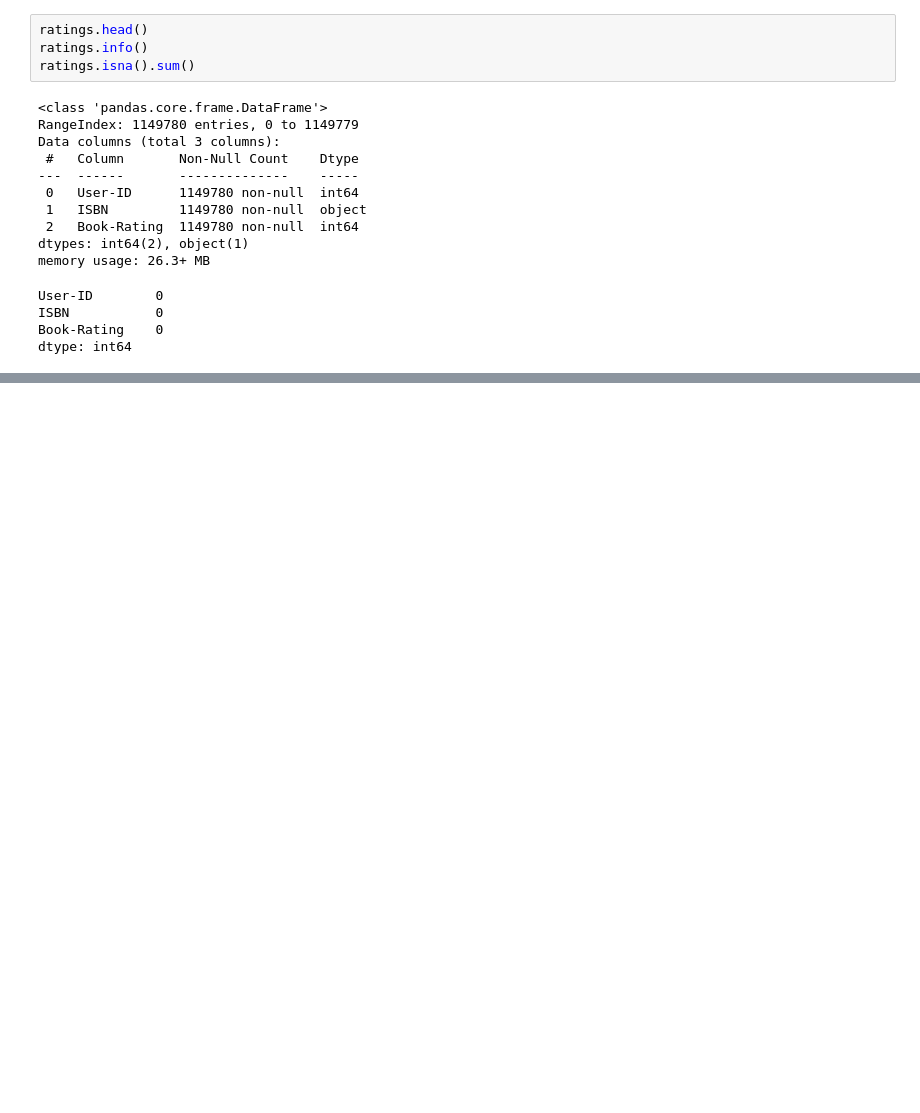
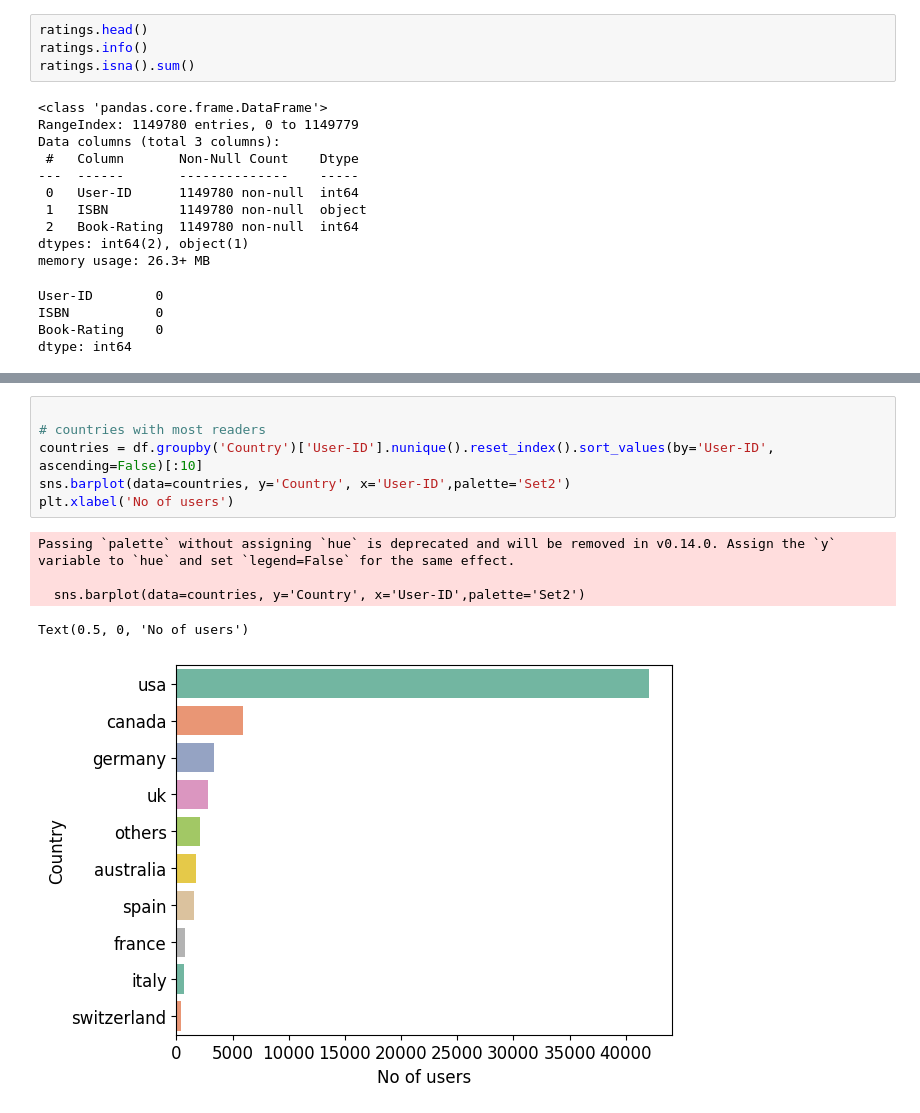
Before and after one commit to bbulls14/svd_book_recommender, a Jupyter notebook: data_cleaning.ipynb, the cells around one changed output, grey strips where cells are left out. Saved outputs shown, nothing was run; the diff lists cells and outputs as text; blank space fills up the shorter version.

```diff
--- a/data_cleaning.ipynb
+++ b/data_cleaning.ipynb
@@ -409,0 +604,12 @@ dtype: int64
+# %%
+
+# countries with most readers
+countries = df.groupby('Country')['User-ID'].nunique().reset_index().sort_values(by='User-ID', ascending=False)[:10]
+sns.barplot(data=countries, y='Country', x='User-ID',palette='Set2')
+plt.xlabel('No of users')
+# %% [output]
+Passing `palette` without assigning `hue` is deprecated and will be removed in v0.14.0. Assign the `y` variable to `hue` and set `legend=False` for the same effect.
+
+  sns.barplot(data=countries, y='Country', x='User-ID',palette='Set2')
+Text(0.5, 0, 'No of users')
+[figure, added]
```
Also changed, not shown: parts of 28 cells of this notebook, 1 other file.
